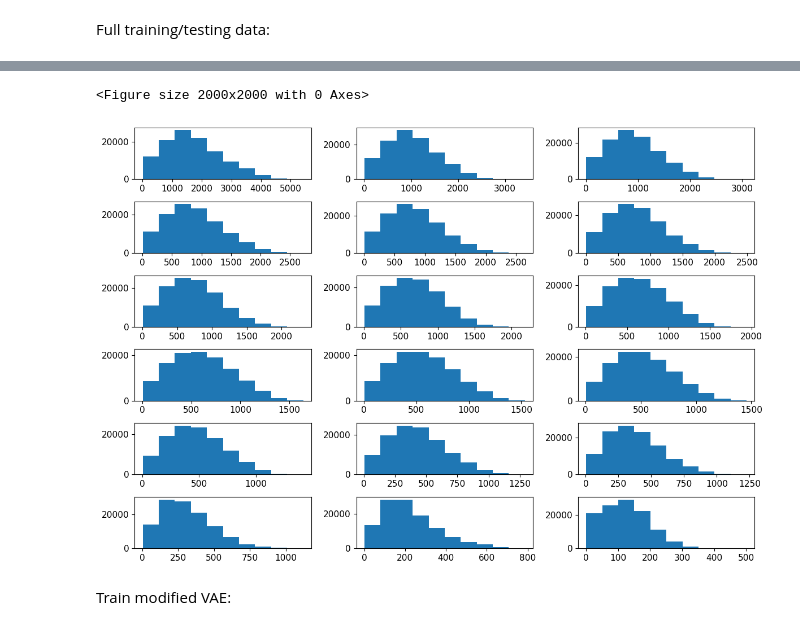
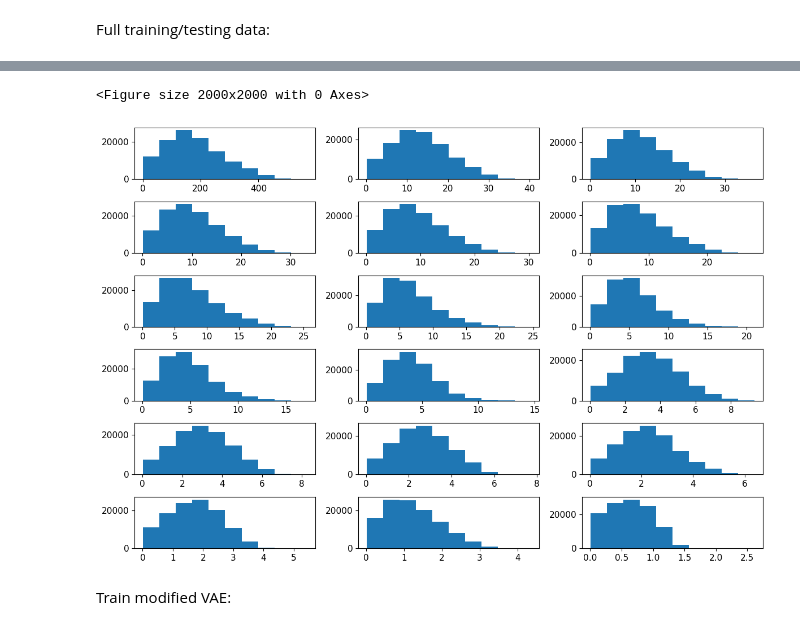
Before and after one commit to ia-chow/galactic, a Jupyter notebook: tf_tutorials/VAE_apogee_edited.ipynb, the cells around one changed output, grey strips where cells are left out. Drawn from its saved outputs; the diff is of its cells as text; code cells hidden in the pictures.

```diff
--- a/tf_tutorials/VAE_apogee_edited.ipynb
+++ b/tf_tutorials/VAE_apogee_edited.ipynb
@@ -296,0 +315,28 @@ np.min(full_training_labels.T, axis=1), np.max(full_training_labels.T, axis=1)
+# %%
+from sklearn.preprocessing import StandardScaler
+
+# split abundances and errors into separate datasets
+training_labels_abundances = full_training_labels[:, :19]
+training_labels_errors = full_training_labels[:, 19:]
+
+test_labels_abundances = full_test_labels[:, :19]
+test_labels_errors = full_test_labels[:, 19:]
+
+validation_labels_abundances = full_validation_labels[:, :19]
+validation_labels_errors = full_validation_labels[:, 19:]
+
+# standardize means fitting and transforming with standard scaler, standardize errors by scaling by the scale factor (mean will shift but this does not change the errors)
+training_scaler = StandardScaler().fit(training_labels_abundances)
+standardized_abundance_training_arr = training_scaler.transform(training_labels_abundances)
+standardized_error_training_arr = training_labels_errors/training_scaler.scale_
+standardized_full_training_arr = np.c_[standardized_abundance_training_arr, standardized_error_training_arr]
+
+test_scaler = StandardScaler().fit(test_labels_abundances)
+standardized_abundance_test_arr = test_scaler.transform(test_labels_abundances)
+standardized_error_test_arr = test_labels_errors/test_scaler.scale_
+standardized_full_test_arr = np.c_[standardized_abundance_test_arr, standardized_error_test_arr]
+
+validation_scaler = StandardScaler().fit(validation_labels_abundances)
+standardized_abundance_validation_arr = validation_scaler.transform(validation_labels_abundances)
+standardized_error_validation_arr = validation_labels_errors/validation_scaler.scale_
+standardized_full_validation_arr = np.c_[standardized_abundance_validation_arr, standardized_error_validation_arr]
@@ -641,17 +689,18 @@ validation_labels, error_validation_labels = full_validation_labels[:, :19], ful
 # full_train = np.c_[training_labels, 2 * np.log(error_training_labels)]  # convert to log variance
 # full_test = np.c_[test_labels, 2 * np.log(error_test_labels)]
 
-full_train = np.c_[training_labels, 2 * np.log(error_training_labels)]  # convert to log variance
-full_test = np.c_[test_labels, 2 * np.log(error_test_labels)]  # convert to log variance
-full_validation = np.c_[validation_labels, 2 * np.log(error_validation_labels)]  # convert to log variance
+standardized_full_train = np.c_[standardized_abundance_training_arr, 2 * np.log(standardized_error_training_arr)]  # convert to log variance
+standardized_full_test = np.c_[standardized_abundance_test_arr, 2 * np.log(standardized_error_test_arr)]  # convert to log variance
+standardized_full_validation = np.c_[standardized_abundance_validation_arr, 2 * np.log(standardized_error_validation_arr)]  # convert to log variance
 
 # # try this to remove some of the small variances that might make the kl term blow up
 # full_train_mod = full_train[full_train[:,full_train.shape[1]//2] > np.log(1/4000)]
 # 4000 based on the histograms above
-
 
 # for the (19, 2) shape vae
 
 # this gives (batch_size, 19, 2)
 # full_train = np.stack((training_labels, 2 * np.log(error_training_labels)), axis=2)
 # full_test = np.stack((test_labels, 2 * np.log(error_test_labels)), axis=2)
+
+standardized_full_train
@@ -658,17 +721,17 @@ full_validation = np.c_[validation_labels, 2 * np.log(error_validation_labels)]
 # %%
-full_train_var = np.sort(tf.exp(full_train[:,full_train.shape[1]//2:]))
+standardized_full_train_var = np.sort(tf.exp(standardized_full_train[:,standardized_full_train.shape[1]//2:]))
 # %%
 plt.figure(figsize = (20, 20))
 fig, ax = plt.subplots(6, 3)
 for i in range(6):
     for j in range(3):
-        ax[i, j].hist((1/full_train_var)[:, 3*i + j])
+        ax[i, j].hist((1/standardized_full_train_var)[:, 3*i + j])
 
 plt.tight_layout()
 plt.show()
 # %% [output]
 <Figure size 2000x2000 with 0 Axes>
-[figure, old version]
+[figure, new version]
 # %% [markdown]
 Train modified VAE:
 # %%
```
Also changed, not shown: parts of 31 cells of this notebook, 17 other files.
